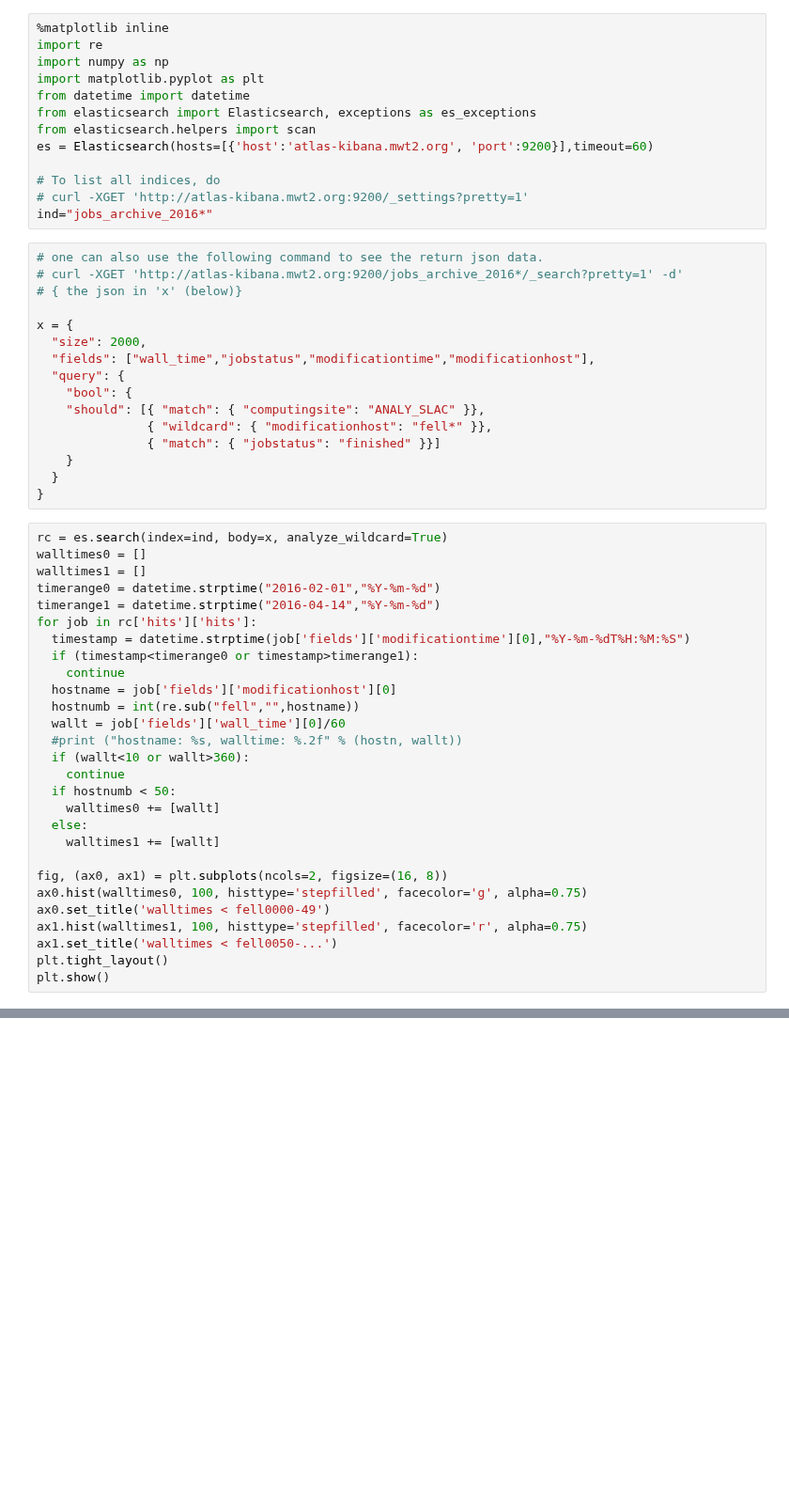
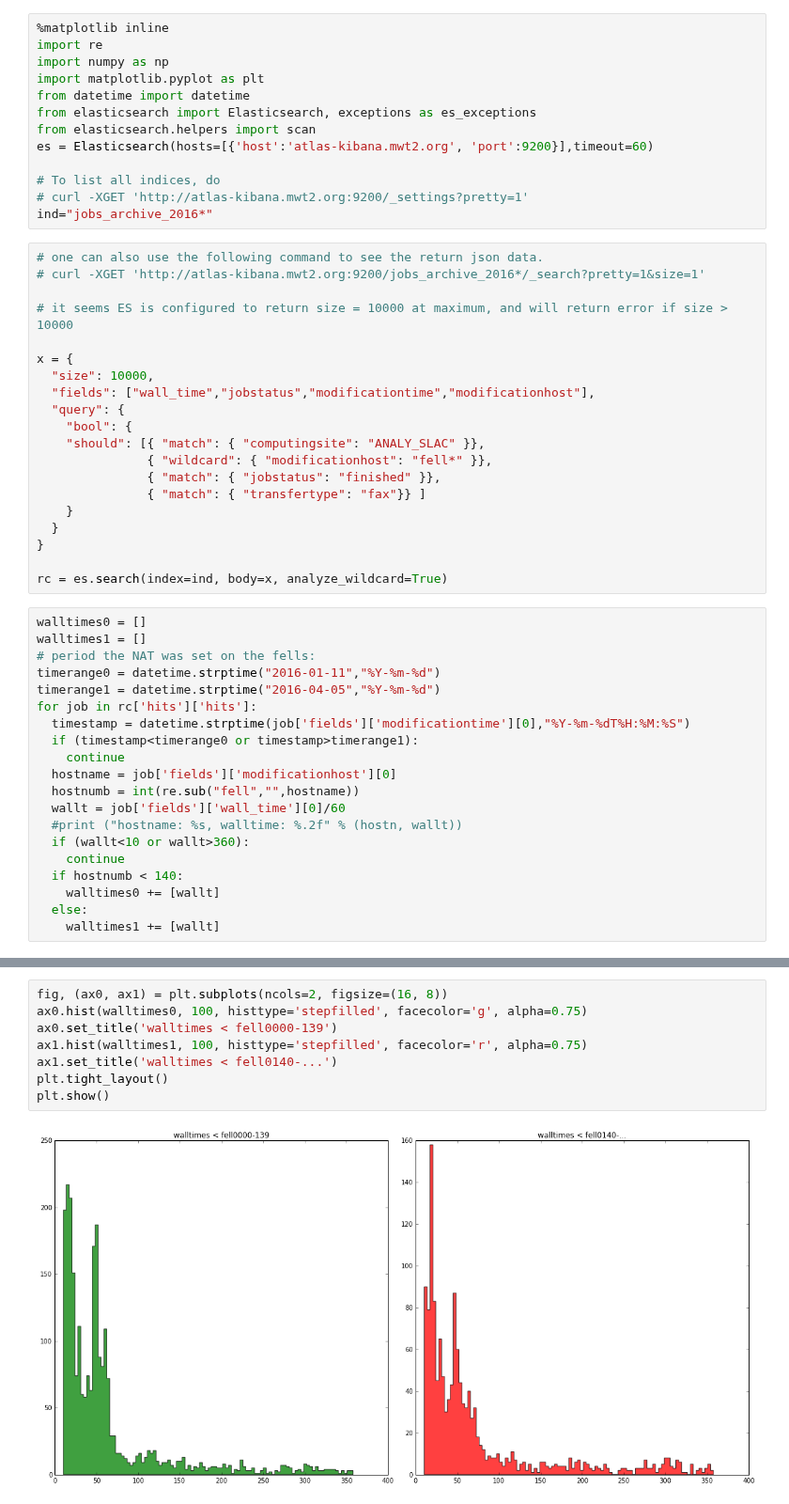
Before and after one commit to ATLAS-Analytics/AnalyticsNotebooks, a Jupyter notebook: Wei Lab/101/walltime_on_fells.ipynb, the cells around one changed output, grey strips where cells are left out. Shown at 94% size. Cells and saved outputs as stored; diff of their text form; blank space fills up the shorter version.

```diff
--- a/Wei Lab/101/walltime_on_fells.ipynb
+++ b/Wei Lab/101/walltime_on_fells.ipynb
@@ -13,26 +13,30 @@ es = Elasticsearch(hosts=[{'host':'atlas-kibana.mwt2.org', 'port':9200}],timeout
 ind="jobs_archive_2016*"
 # %%
 # one can also use the following command to see the return json data.
-# curl -XGET 'http://atlas-kibana.mwt2.org:9200/jobs_archive_2016*/_search?pretty=1' -d'
-# { the json in 'x' (below)}
+# curl -XGET 'http://atlas-kibana.mwt2.org:9200/jobs_archive_2016*/_search?pretty=1&size=1'
+
+# it seems ES is configured to return size = 10000 at maximum, and will return error if size > 10000
 
 x = {
-  "size": 2000,
+  "size": 10000,
   "fields": ["wall_time","jobstatus","modificationtime","modificationhost"],
   "query": {
     "bool": {
     "should": [{ "match": { "computingsite": "ANALY_SLAC" }},
                { "wildcard": { "modificationhost": "fell*" }},
-               { "match": { "jobstatus": "finished" }}]
+               { "match": { "jobstatus": "finished" }},
+               { "match": { "transfertype": "fax"}} ]
     }
   }
 }
+
+rc = es.search(index=ind, body=x, analyze_wildcard=True)
 # %%
-rc = es.search(index=ind, body=x, analyze_wildcard=True)
 walltimes0 = []
 walltimes1 = []
-timerange0 = datetime.strptime("2016-02-01","%Y-%m-%d")
-timerange1 = datetime.strptime("2016-04-14","%Y-%m-%d")
+# period the NAT was set on the fells:
+timerange0 = datetime.strptime("2016-01-11","%Y-%m-%d")
+timerange1 = datetime.strptime("2016-04-05","%Y-%m-%d")
 for job in rc['hits']['hits']:
   timestamp = datetime.strptime(job['fields']['modificationtime'][0],"%Y-%m-%dT%H:%M:%S")
   if (timestamp<timerange0 or timestamp>timerange1):
@@ -43,15 +47,7 @@ for job in rc['hits']['hits']:
   #print ("hostname: %s, walltime: %.2f" % (hostn, wallt))
   if (wallt<10 or wallt>360):
     continue
-  if hostnumb < 50:
+  if hostnumb < 140:
     walltimes0 += [wallt]
   else:
     walltimes1 += [wallt]
-
-fig, (ax0, ax1) = plt.subplots(ncols=2, figsize=(16, 8))
-ax0.hist(walltimes0, 100, histtype='stepfilled', facecolor='g', alpha=0.75)
-ax0.set_title('walltimes < fell0000-49')
-ax1.hist(walltimes1, 100, histtype='stepfilled', facecolor='r', alpha=0.75)
-ax1.set_title('walltimes < fell0050-...')
-plt.tight_layout()
-plt.show()
@@ -59,0 +54,10 @@ plt.show()
+# %%
+fig, (ax0, ax1) = plt.subplots(ncols=2, figsize=(16, 8))
+ax0.hist(walltimes0, 100, histtype='stepfilled', facecolor='g', alpha=0.75)
+ax0.set_title('walltimes < fell0000-139')
+ax1.hist(walltimes1, 100, histtype='stepfilled', facecolor='r', alpha=0.75)
+ax1.set_title('walltimes < fell0140-...')
+plt.tight_layout()
+plt.show()
+# %% [output]
+[figure, added]
```
Also changed, not shown: parts of 1 cell of this notebook, 3 other files.
